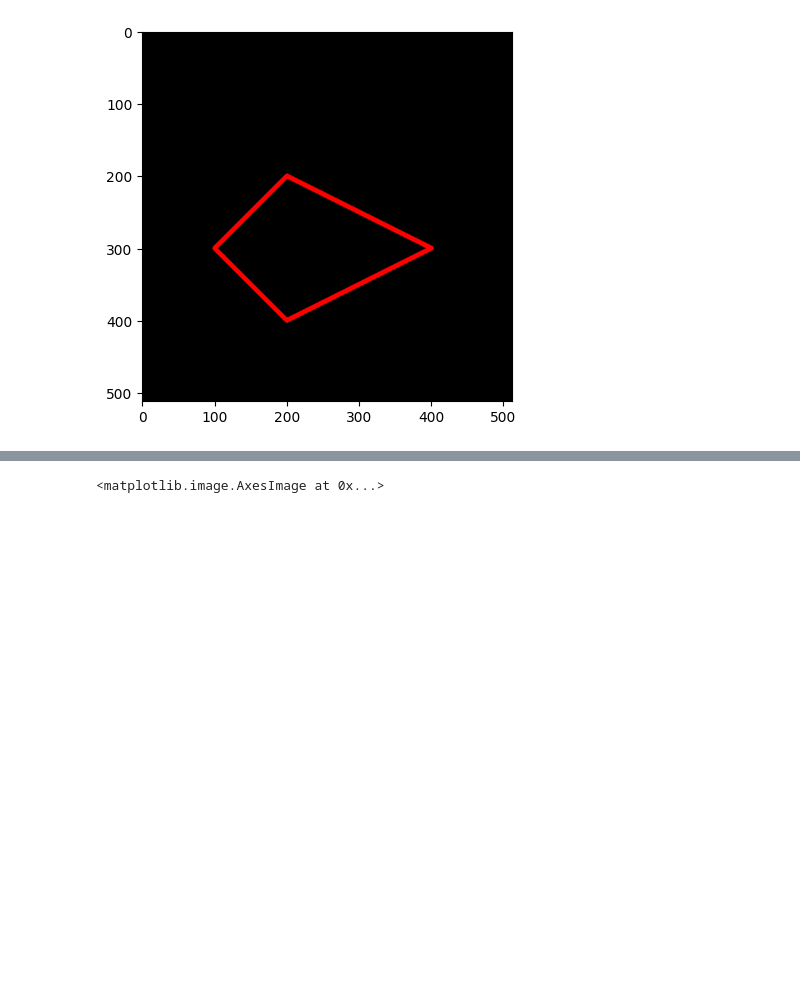
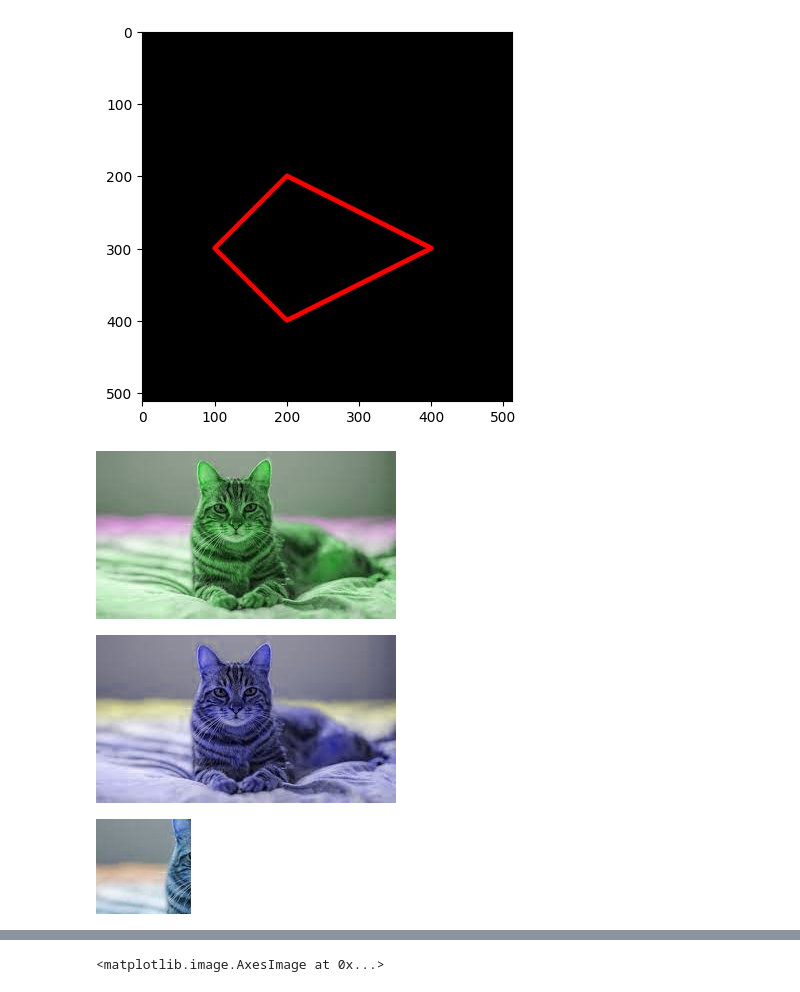
Before and after one commit to putricha/PCVK_Ganjil_2024, a Jupyter notebook: Week2.ipynb, the cells around one changed output, grey strips where cells are left out. Cells and saved outputs as stored; diff of their text form; code cells hidden in the pictures; blank space fills up the shorter version.

```diff
--- a/Week2.ipynb
+++ b/Week2.ipynb
@@ -113,3 +113,24 @@ plt.imshow(black_img2)
 # %% [output]
 <matplotlib.image.AxesImage at 0x...>
 [figure]
+# %%
+kucing = cv.imread('/content/drive/MyDrive/PCVK/kucing.jpg');
+img_rgb = cv.cvtColor(kucing, cv.COLOR_BGR2RGB)
+
+# Membuat gambar dengan channel Red-Blue (RB)
+rb_image = cv.merge([img_rgb[:, :, 2], img_rgb[:, :, 0], img_rgb[:, :, 2]])
+cv2_imshow(rb_image)
+
+# Membuat gambar dengan channel Green-Blue (GB)
+gb_image = cv.merge([img_rgb[:, :, 0], img_rgb[:, :, 2], img_rgb[:, :, 2]])
+cv2_imshow(gb_image)
+# %% [output]
+[figure, added]
+[figure, added]
+# %%
+kucing = cv.imread('/content/drive/MyDrive/PCVK/kucing.jpg');
+img_rgb = cv.cvtColor(kucing, cv.COLOR_BGR2RGB)
+img = img_rgb[20:115, 25:120]
+cv2_imshow(img)
+# %% [output]
+[figure, added]
```
Also changed, not shown: parts of 8 cells of this notebook.
